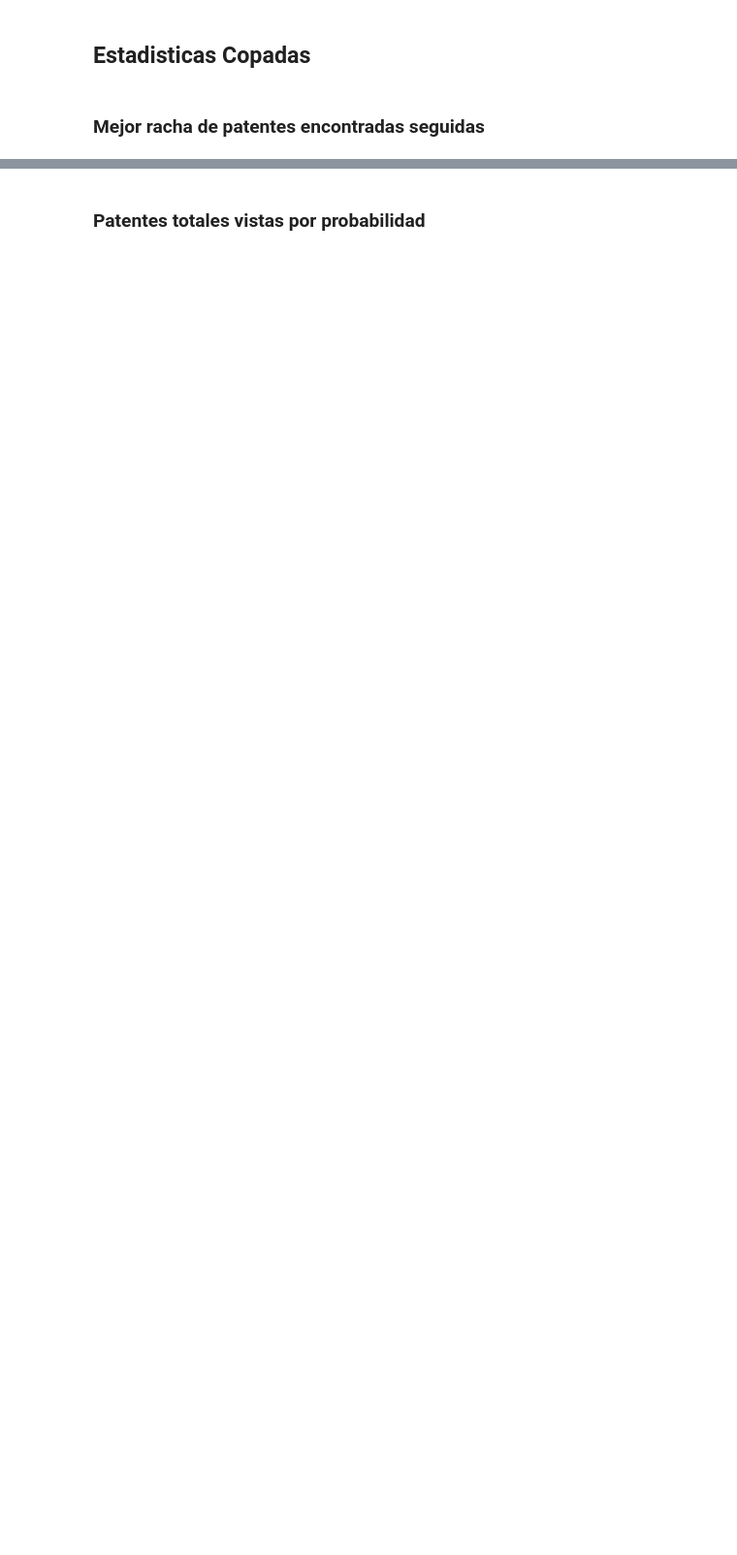
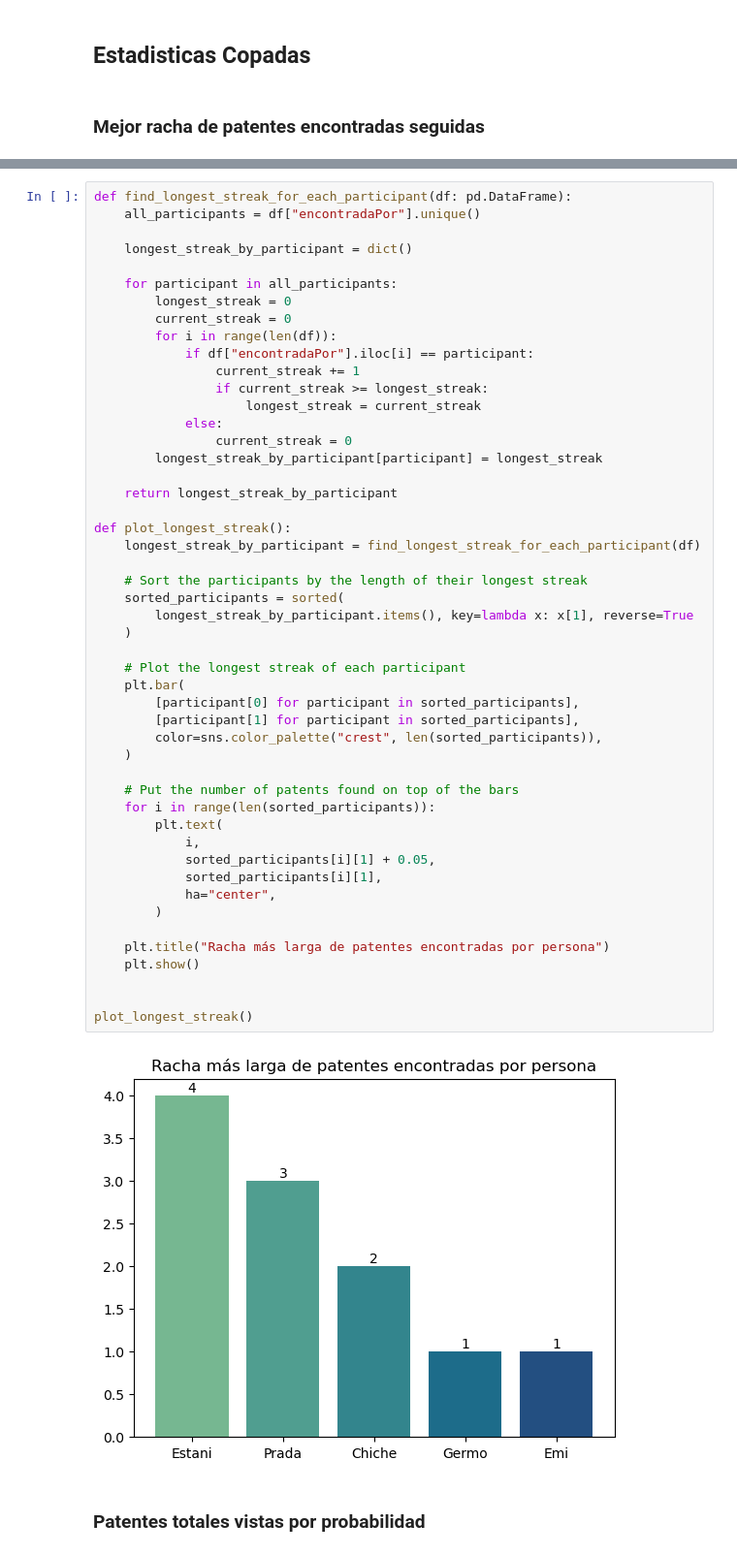
Before and after one commit to PradaJoaquin/patentamens, a Jupyter notebook: patentamens.ipynb, the cells around one changed output, grey strips where cells are left out. Shown: that part at 97% size. Drawn from its saved outputs; the diff is of its cells as text; blank space fills up the shorter version.

Commit message:
best streak and aproximate number seen plots added

```diff
--- a/patentamens.ipynb
+++ b/patentamens.ipynb
@@ -281,2 +278,53 @@ def plot_top_3_streaks():
+# %%
+def find_longest_streak_for_each_participant(df: pd.DataFrame):
+    all_participants = df["encontradaPor"].unique()
+
+    longest_streak_by_participant = dict()
+
+    for participant in all_participants:
+        longest_streak = 0
+        current_streak = 0
+        for i in range(len(df)):
+            if df["encontradaPor"].iloc[i] == participant:
+                current_streak += 1
+                if current_streak >= longest_streak:
+                    longest_streak = current_streak
+            else:
+                current_streak = 0
+        longest_streak_by_participant[participant] = longest_streak
+
+    return longest_streak_by_participant
+
+def plot_longest_streak():
+    longest_streak_by_participant = find_longest_streak_for_each_participant(df)
+
+    # Sort the participants by the length of their longest streak
+    sorted_participants = sorted(
+        longest_streak_by_participant.items(), key=lambda x: x[1], reverse=True
+    )
+
+    # Plot the longest streak of each participant
+    plt.bar(
+        [participant[0] for participant in sorted_participants],
+        [participant[1] for participant in sorted_participants],
+        color=sns.color_palette("crest", len(sorted_participants)),
+    )
+
+    # Put the number of patents found on top of the bars
+    for i in range(len(sorted_participants)):
+        plt.text(
+            i,
+            sorted_participants[i][1] + 0.05,
+            sorted_participants[i][1],
+            ha="center",
+        )
+
+    plt.title("Racha más larga de patentes encontradas por persona")
+    plt.show()
+
+
+plot_longest_streak()
+# %% [output]
+[figure, added]
 # %% [markdown]
 ### Patentes totales vistas por probabilidad
```
Also changed, not shown: parts of 2 cells of this notebook.
